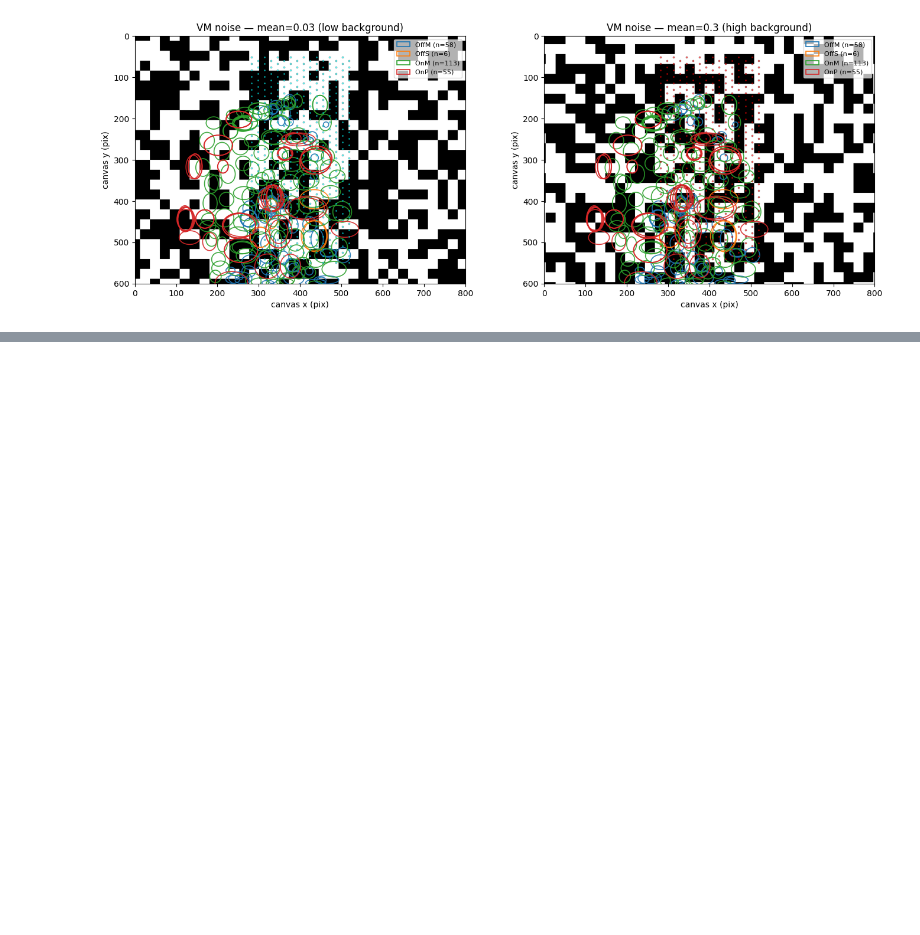
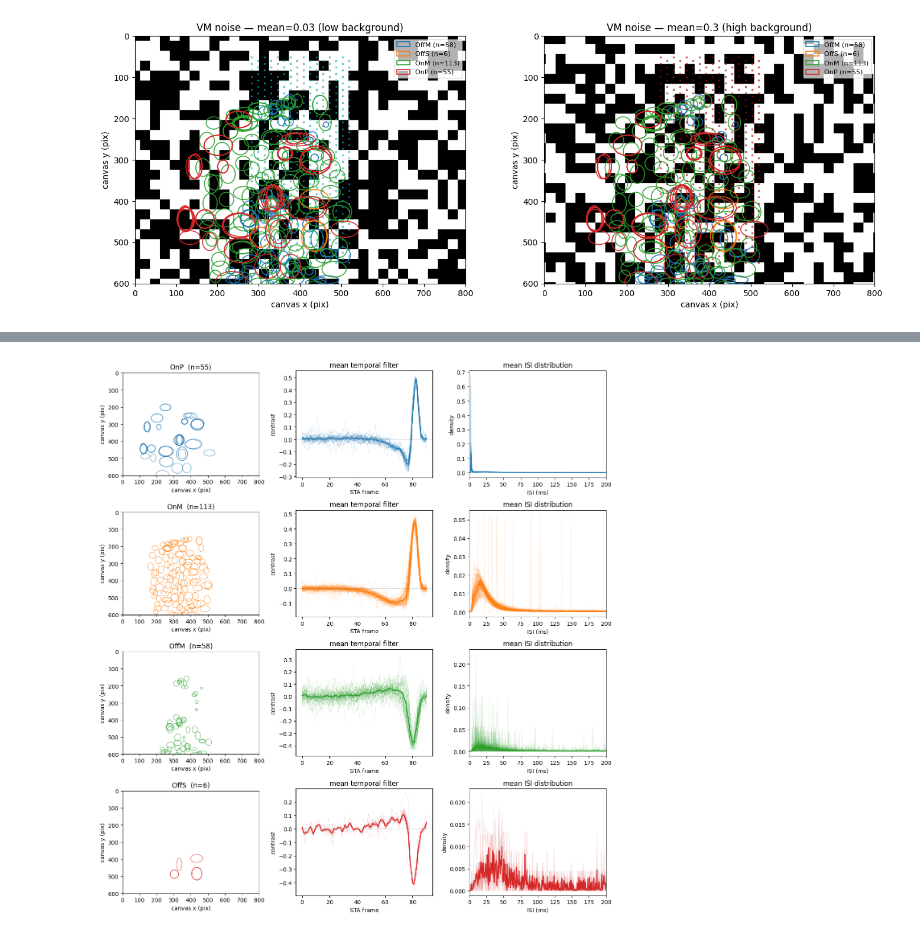
Before and after one commit to chrischen2/retinanalysis, a Jupyter notebook: demos/chrisMain.ipynb, the cells around one changed output, grey strips where cells are left out. Cells and saved outputs as stored; diff of their text form; code cells hidden in the pictures; blank space fills up the shorter version.

```diff
--- a/demos/chrisMain.ipynb
+++ b/demos/chrisMain.ipynb
@@ -561,0 +575,5 @@ regen_stimulus: using retinanalysis.regen.variable_mean_spatial_noise.regen for
+# %%
+fig = ra.plot_cell_type_grid(analysis_chunk, cell_types, minimum_n=3)
+plt.show()
+# %% [output]
+[figure, added]
```
Also changed, not shown: parts of 7 cells of this notebook, 6 other files.
